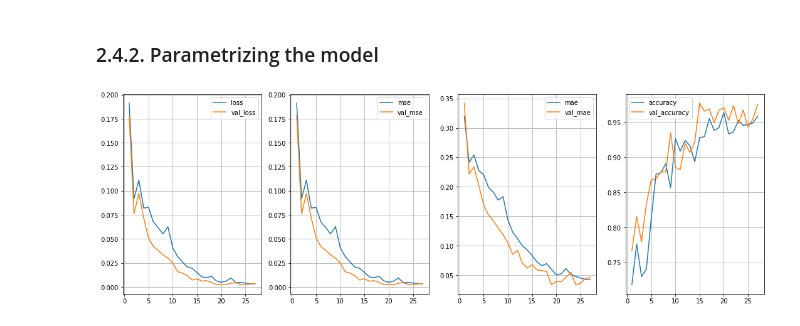
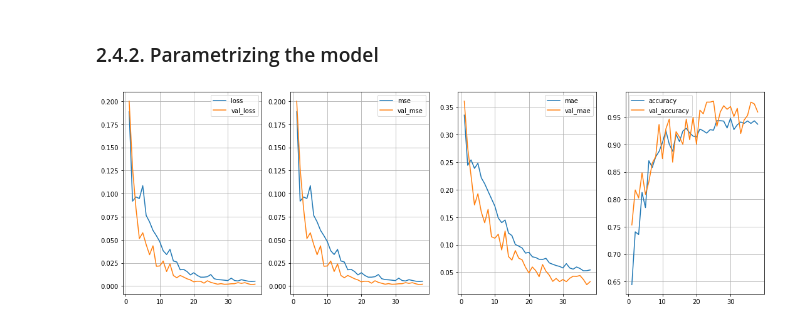
Before and after one commit to enacheandrei7/indoor-localization-dnn-knn-lstm, a Jupyter notebook: pdr_estimation_lstm/PDR_estimation_sensor_and_location_tensorflow.ipynb, the cells around one changed output. Saved outputs shown, nothing was run; the diff lists cells and outputs as text; code cells hidden in the pictures.

```diff
--- a/pdr_estimation_lstm/PDR_estimation_sensor_and_location_tensorflow.ipynb
+++ b/pdr_estimation_lstm/PDR_estimation_sensor_and_location_tensorflow.ipynb
@@ -270,31 +270,33 @@ class PlotLearning(keras.callbacks.Callback):
 attributes_cols = 12
 batch_size=100
 epochs=70
 
 lstm_input = Input(shape=(backcandles, attributes_cols), name='lstm_input')
 inputs = LSTM(128, name='first_layer', return_sequences=True)(lstm_input)
+inputs = Dropout(0.2)(inputs)
 inputs = LSTM(64, name='second_layer', return_sequences=False)(inputs)
+inputs = Dropout(0.2)(inputs)
 inputs = Dense(2, name='dense_layer')(inputs)
 output = Activation('linear', name='output')(inputs)
 
 model = Model(inputs=lstm_input, outputs=output)
 adam = optimizers.Adam()
 
 model.compile(optimizer=RMSprop(learning_rate=0.005), loss='mse', metrics=['mse', 'mae', 'accuracy'])
 model.fit(x=X_train,
           y=y_train,
           batch_size=batch_size,
           epochs=epochs,
           shuffle=False,
           validation_data=(X_val, y_val),
           callbacks=[PlotLearning()])
 
 # model = Sequential()
 # model.add(LSTM(128, activation='relu', name='first_layer', return_sequences=True))
 # model.add(LSTM(128, activation='relu', name='second_layer', return_sequences=False))
 # model.add(Dropout(0.2))
 # model.add(Dense(2, name='dense_layer'))
 # model.compile(optimizer='adam', loss='mse', metrics=['accuracy'])
 # model.fit(X_train, y_train, epochs=epochs)
 # %% [output]
-[figure, old version]
+[figure, new version]
```
Also changed, not shown: parts of 1 cell of this notebook, 1 other file.
